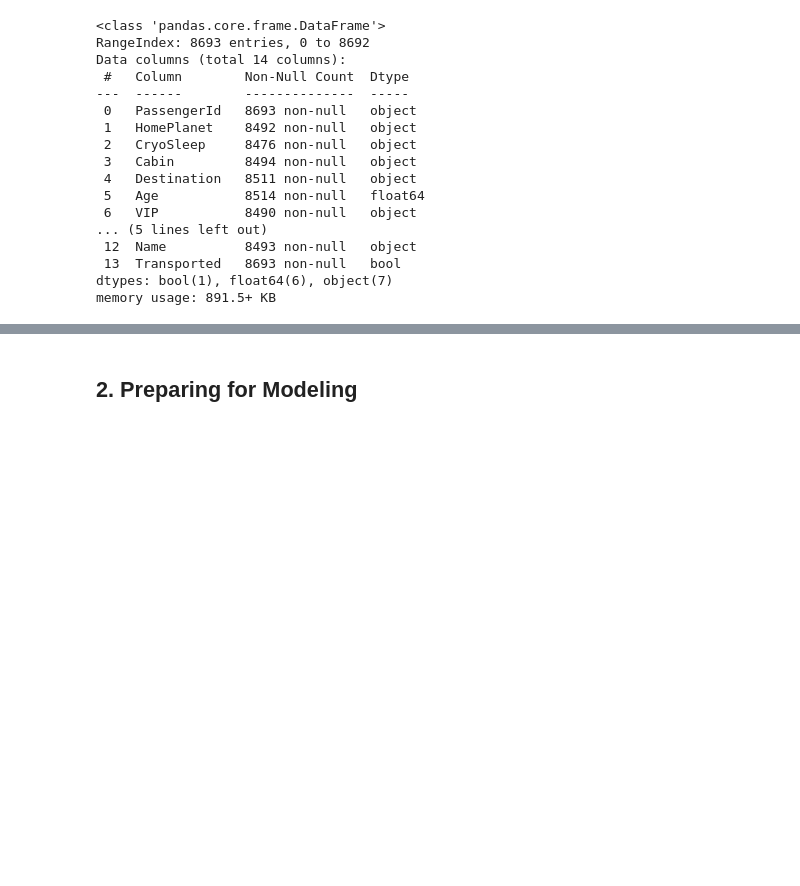
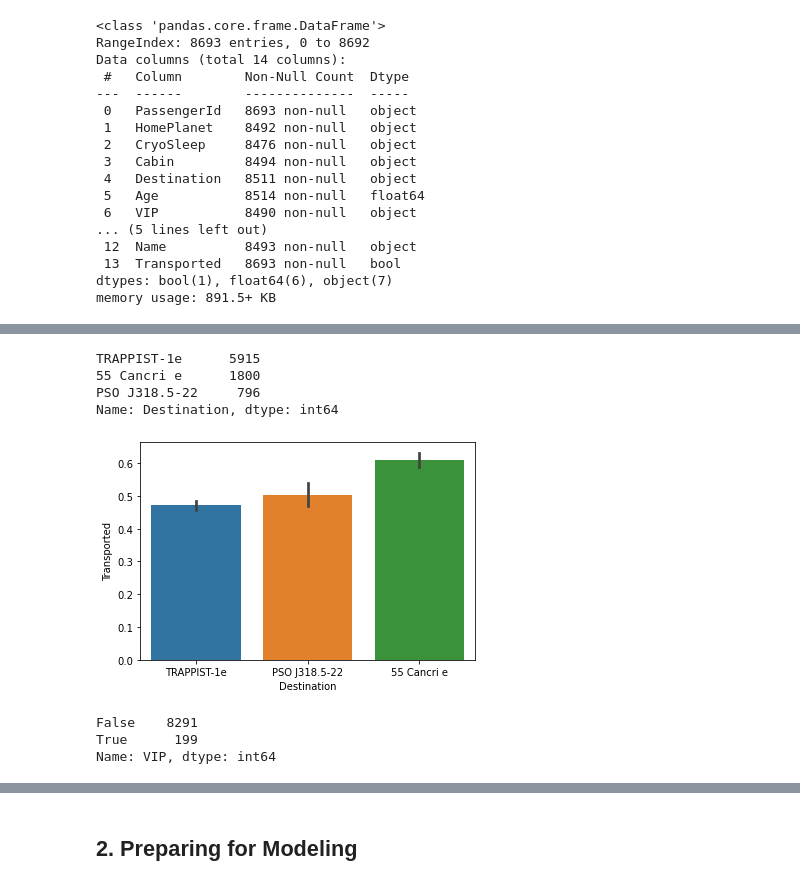
Before and after one commit to ahendricks2/Spaceship_Titanic, a Jupyter notebook: Main_Notebook.ipynb, the cells around one changed output, grey strips where cells are left out. Cells and saved outputs as stored; diff of their text form; code cells hidden in the pictures; blank space fills up the shorter version.

```diff
--- a/Main_Notebook.ipynb
+++ b/Main_Notebook.ipynb
@@ -67,0 +141,17 @@ memory usage: 891.5+ KB
+# %%
+train_df['Destination'].value_counts()
+# %% [output]
+TRAPPIST-1e      5915
+55 Cancri e      1800
+PSO J318.5-22     796
+Name: Destination, dtype: int64
+# %%
+sns.barplot(x='Destination',y='Transported',data=train_df);
+# %% [output]
+[figure, added]
+# %%
+train_df['VIP'].value_counts()
+# %% [output]
+False    8291
+True      199
+Name: VIP, dtype: int64
```
Also changed, not shown: parts of 38 cells of this notebook.
